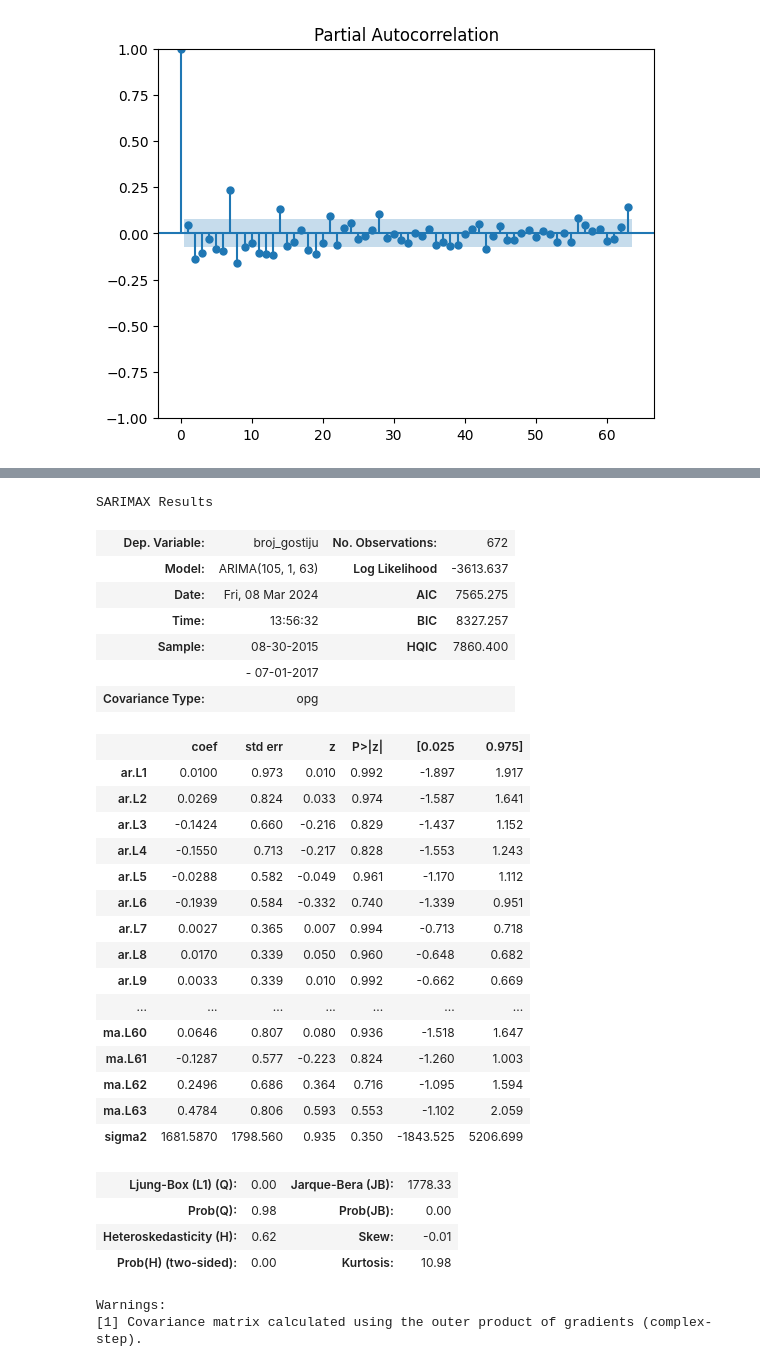
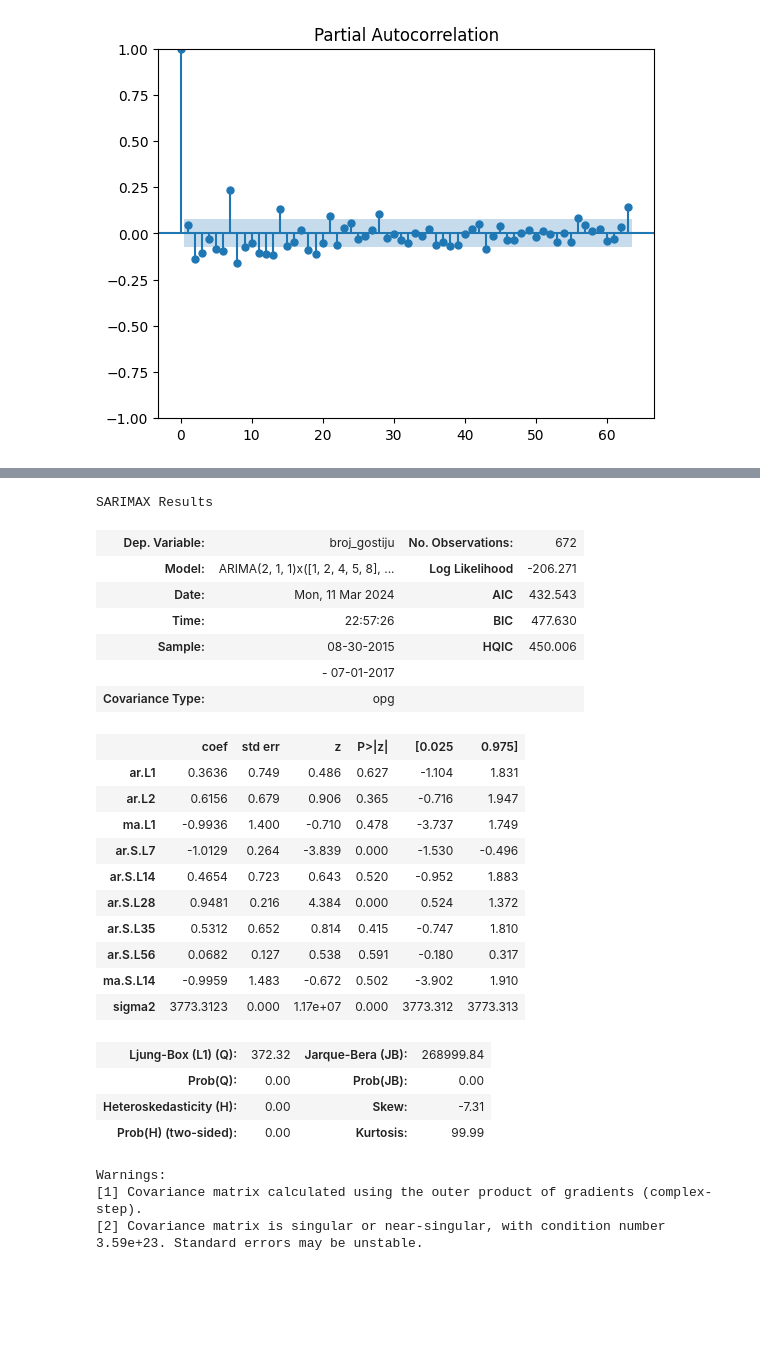
Before and after one commit to Matija-Kukic/lumen, a Jupyter notebook: models/ARIMA/Total_process.ipynb, the cells around one changed output, grey strips where cells are left out. Cells and saved outputs as stored; diff of their text form; code cells hidden in the pictures; blank space fills up the shorter version.

```diff
--- a/models/ARIMA/Total_process.ipynb
+++ b/models/ARIMA/Total_process.ipynb
@@ -214,38 +259,34 @@ plot_pacf(train_diff["broj_gostiju"], lags=63)
 # %%
-mod = ARIMA(train['broj_gostiju'], order = (105,1,63))
+mod = ARIMA(train['broj_gostiju'], order = (2,1,1), seasonal_order = ([1,2,4,5,8],0,[2],7))
 mod = mod.fit()
 mod.summary()
 # %% [output]
 SARIMAX Results
 | Dep. Variable: | broj_gostiju | No. Observations: | 672 |
-| Model: | ARIMA(105, 1, 63) | Log Likelihood | -3613.637 |
-| Date: | Fri, 08 Mar 2024 | AIC | 7565.275 |
-| Time: | 13:56:32 | BIC | 8327.257 |
-| Sample: | 08-30-2015 | HQIC | 7860.400 |
+| Model: | ARIMA(2, 1, 1)x([1, 2, 4, 5, 8], ... | Log Likelihood | -206.271 |
+| Date: | Mon, 11 Mar 2024 | AIC | 432.543 |
+| Time: | 22:57:26 | BIC | 477.630 |
+| Sample: | 08-30-2015 | HQIC | 450.006 |
 |  | - 07-01-2017 |  |  |
 | Covariance Type: | opg |  |  |
 |  | coef | std err | z | P>|z| | [0.025 | 0.975] |
-| ar.L1 | 0.0100 | 0.973 | 0.010 | 0.992 | -1.897 | 1.917 |
-| ar.L2 | 0.0269 | 0.824 | 0.033 | 0.974 | -1.587 | 1.641 |
-| ar.L3 | -0.1424 | 0.660 | -0.216 | 0.829 | -1.437 | 1.152 |
-| ar.L4 | -0.1550 | 0.713 | -0.217 | 0.828 | -1.553 | 1.243 |
-| ar.L5 | -0.0288 | 0.582 | -0.049 | 0.961 | -1.170 | 1.112 |
-| ar.L6 | -0.1939 | 0.584 | -0.332 | 0.740 | -1.339 | 0.951 |
-| ar.L7 | 0.0027 | 0.365 | 0.007 | 0.994 | -0.713 | 0.718 |
-| ar.L8 | 0.0170 | 0.339 | 0.050 | 0.960 | -0.648 | 0.682 |
-| ar.L9 | 0.0033 | 0.339 | 0.010 | 0.992 | -0.662 | 0.669 |
-| ... | ... | ... | ... | ... | ... | ... |
-| ma.L60 | 0.0646 | 0.807 | 0.080 | 0.936 | -1.518 | 1.647 |
-| ma.L61 | -0.1287 | 0.577 | -0.223 | 0.824 | -1.260 | 1.003 |
-| ma.L62 | 0.2496 | 0.686 | 0.364 | 0.716 | -1.095 | 1.594 |
-| ma.L63 | 0.4784 | 0.806 | 0.593 | 0.553 | -1.102 | 2.059 |
-| sigma2 | 1681.5870 | 1798.560 | 0.935 | 0.350 | -1843.525 | 5206.699 |
+| ar.L1 | 0.3636 | 0.749 | 0.486 | 0.627 | -1.104 | 1.831 |
+| ar.L2 | 0.6156 | 0.679 | 0.906 | 0.365 | -0.716 | 1.947 |
+| ma.L1 | -0.9936 | 1.400 | -0.710 | 0.478 | -3.737 | 1.749 |
+| ar.S.L7 | -1.0129 | 0.264 | -3.839 | 0.000 | -1.530 | -0.496 |
+| ar.S.L14 | 0.4654 | 0.723 | 0.643 | 0.520 | -0.952 | 1.883 |
+| ar.S.L28 | 0.9481 | 0.216 | 4.384 | 0.000 | 0.524 | 1.372 |
+| ar.S.L35 | 0.5312 | 0.652 | 0.814 | 0.415 | -0.747 | 1.810 |
+| ar.S.L56 | 0.0682 | 0.127 | 0.538 | 0.591 | -0.180 | 0.317 |
+| ma.S.L14 | -0.9959 | 1.483 | -0.672 | 0.502 | -3.902 | 1.910 |
+| sigma2 | 3773.3123 | 0.000 | 1.17e+07 | 0.000 | 3773.312 | 3773.313 |
-| Ljung-Box (L1) (Q): | 0.00 | Jarque-Bera (JB): | 1778.33 |
-| Prob(Q): | 0.98 | Prob(JB): | 0.00 |
-| Heteroskedasticity (H): | 0.62 | Skew: | -0.01 |
-| Prob(H) (two-sided): | 0.00 | Kurtosis: | 10.98 |
+| Ljung-Box (L1) (Q): | 372.32 | Jarque-Bera (JB): | 268999.84 |
+| Prob(Q): | 0.00 | Prob(JB): | 0.00 |
+| Heteroskedasticity (H): | 0.00 | Skew: | -7.31 |
+| Prob(H) (two-sided): | 0.00 | Kurtosis: | 99.99 |
 Warnings:
 [1] Covariance matrix calculated using the outer product of gradients (complex-step).
+[2] Covariance matrix is singular or near-singular, with condition number 3.59e+23. Standard errors may be unstable.
 # %%
 start = len(train)
 end = len(test) + len(train) - 1
```
Also changed, not shown: parts of 7 cells of this notebook, 3 other files.
